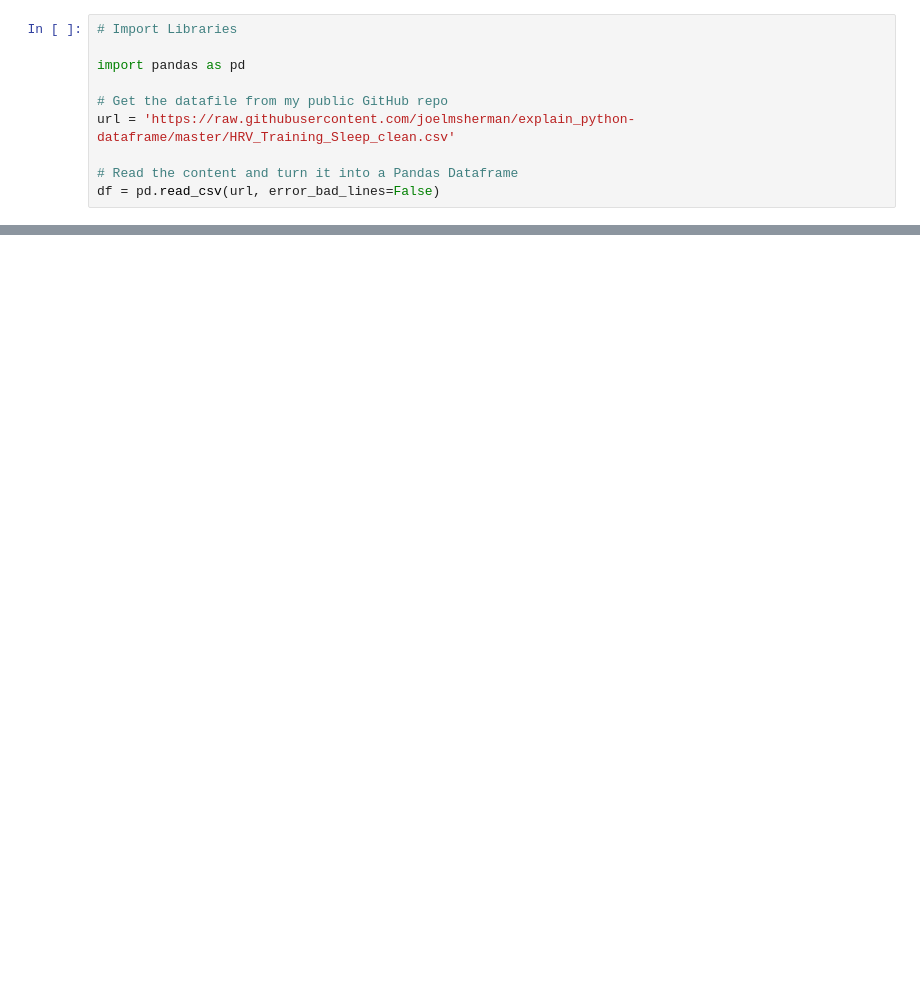
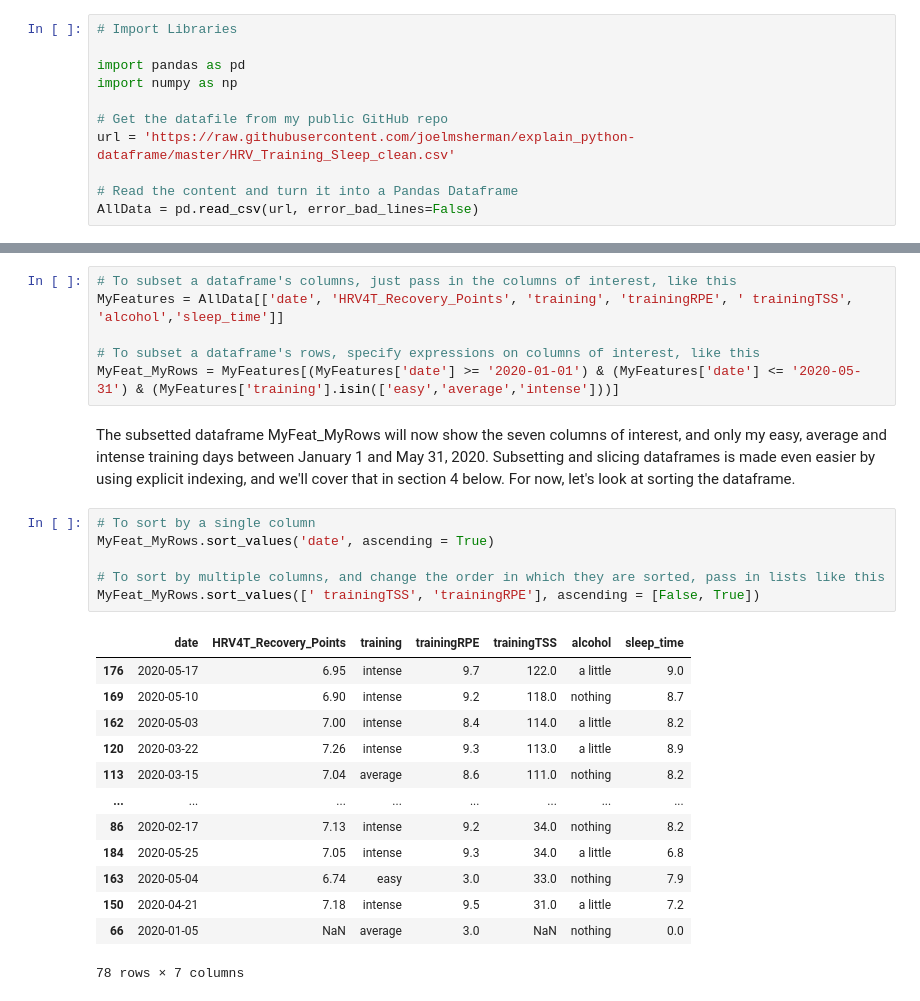
Before and after one commit to joelmsherman/Python-Dataframe-Blog, a Jupyter notebook: Basic_PandasDF_Manipulation.ipynb, the cells around one changed output, grey strips where cells are left out. Drawn from its saved outputs; the diff is of its cells as text; blank space fills up the shorter version.

Commit message:
Revising notebook for additional components
Added additional dataframe manipulation sections to notebook, and changed some dataframe names

```diff
--- a/Basic_PandasDF_Manipulation.ipynb
+++ b/Basic_PandasDF_Manipulation.ipynb
@@ -14,9 +14,10 @@ But first, we'll import some data.  I am a competitive cyclocross racer and trac
 # Import Libraries
 
 import pandas as pd
+import numpy as np
 
 # Get the datafile from my public GitHub repo
 url = 'https://raw.githubusercontent.com/joelmsherman/explain_python-dataframe/master/HRV_Training_Sleep_clean.csv'
 
 # Read the content and turn it into a Pandas Dataframe
-df = pd.read_csv(url, error_bad_lines=False)
+AllData = pd.read_csv(url, error_bad_lines=False)
@@ -22,0 +61,28 @@ df = pd.read_csv(url, error_bad_lines=False)
+# %%
+# To subset a dataframe's columns, just pass in the columns of interest, like this
+MyFeatures = AllData[['date', 'HRV4T_Recovery_Points', 'training', 'trainingRPE', ' trainingTSS', 'alcohol','sleep_time']]
+
+# To subset a dataframe's rows, specify expressions on columns of interest, like this
+MyFeat_MyRows = MyFeatures[(MyFeatures['date'] >= '2020-01-01') & (MyFeatures['date'] <= '2020-05-31') & (MyFeatures['training'].isin(['easy','average','intense']))]
+# %% [markdown]
+The subsetted dataframe MyFeat_MyRows will now show the seven columns of interest, and only my easy, average and intense training days between January 1 and May 31, 2020.  Subsetting and slicing dataframes is made even easier by using explicit indexing, and we'll cover that in section 4 below.  For now, let's look at sorting the dataframe.
+# %%
+# To sort by a single column
+MyFeat_MyRows.sort_values('date', ascending = True)
+
+# To sort by multiple columns, and change the order in which they are sorted, pass in lists like this
+MyFeat_MyRows.sort_values([' trainingTSS', 'trainingRPE'], ascending = [False, True])
+# %% [output]
+|  | date | HRV4T_Recovery_Points | training | trainingRPE | trainingTSS | alcohol | sleep_time |
+| 176 | 2020-05-17 | 6.95 | intense | 9.7 | 122.0 | a little | 9.0 |
+| 169 | 2020-05-10 | 6.90 | intense | 9.2 | 118.0 | nothing | 8.7 |
+| 162 | 2020-05-03 | 7.00 | intense | 8.4 | 114.0 | a little | 8.2 |
+| 120 | 2020-03-22 | 7.26 | intense | 9.3 | 113.0 | a little | 8.9 |
+| 113 | 2020-03-15 | 7.04 | average | 8.6 | 111.0 | nothing | 8.2 |
+| ... | ... | ... | ... | ... | ... | ... | ... |
+| 86 | 2020-02-17 | 7.13 | intense | 9.2 | 34.0 | nothing | 8.2 |
+| 184 | 2020-05-25 | 7.05 | intense | 9.3 | 34.0 | a little | 6.8 |
+| 163 | 2020-05-04 | 6.74 | easy | 3.0 | 33.0 | nothing | 7.9 |
+| 150 | 2020-04-21 | 7.18 | intense | 9.5 | 31.0 | a little | 7.2 |
+| 66 | 2020-01-05 | NaN | average | 3.0 | NaN | nothing | 0.0 |
+78 rows × 7 columns
```
Also changed, not shown: parts of 19 cells of this notebook.
